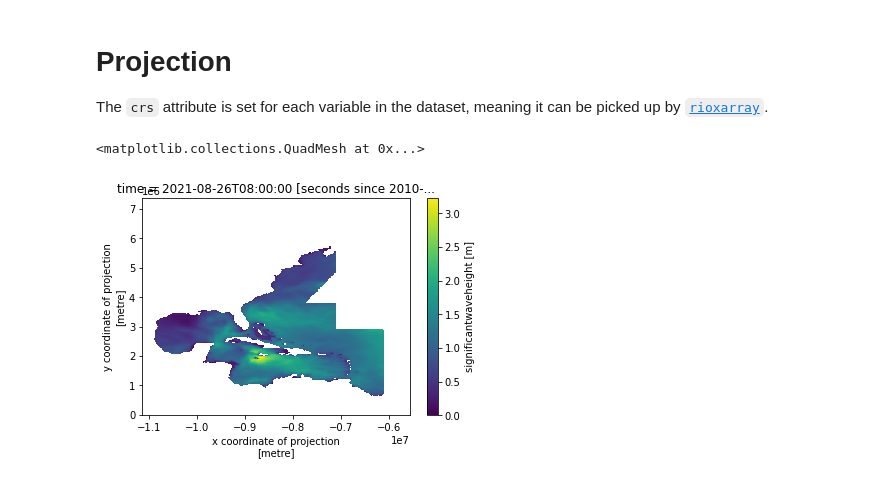
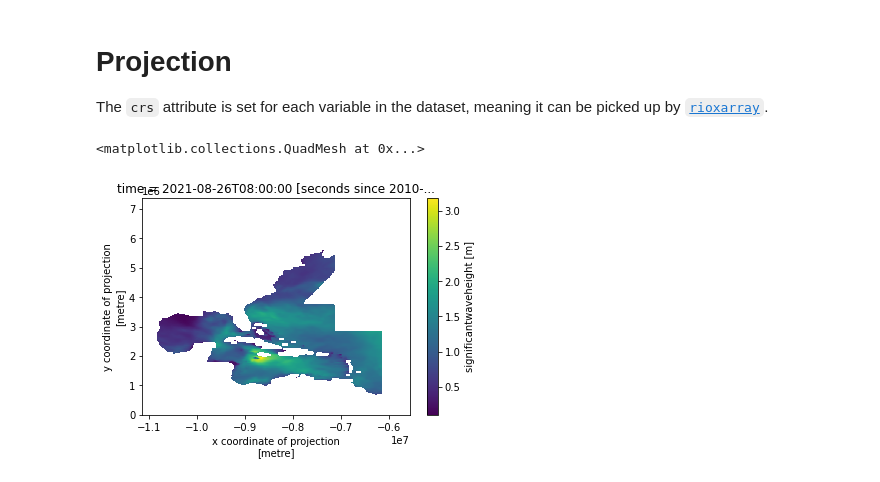
Before and after one commit to mpiannucci/gribberish, a Jupyter notebook: python/examples/xarray_usage.ipynb, the cells around one changed output. Drawn from its saved outputs; the diff is of its cells as text; code cells hidden in the pictures.

Commit message:
Add resampling usage

```diff
--- a/python/examples/xarray_usage.ipynb
+++ b/python/examples/xarray_usage.ipynb
@@ -38,8 +38,10 @@ ds['HTSGW'].plot()
 
 The `crs` attribute is set for each variable in the dataset, meaning it can be picked up by [`rioxarray`](https://corteva.github.io/rioxarray/stable/index.html).
 # %%
-ds = ds.rio.reproject('EPSG:3857')
+from rasterio.enums import Resampling
+
+ds = ds.rio.reproject('EPSG:3857', resampling=Resampling.bilinear)
 ds['HTSGW'].plot()
 # %% [output]
 <matplotlib.collections.QuadMesh at 0x...>
-[figure, old version]
+[figure, new version]
```
Also changed, not shown: parts of 1 cell of this notebook.
